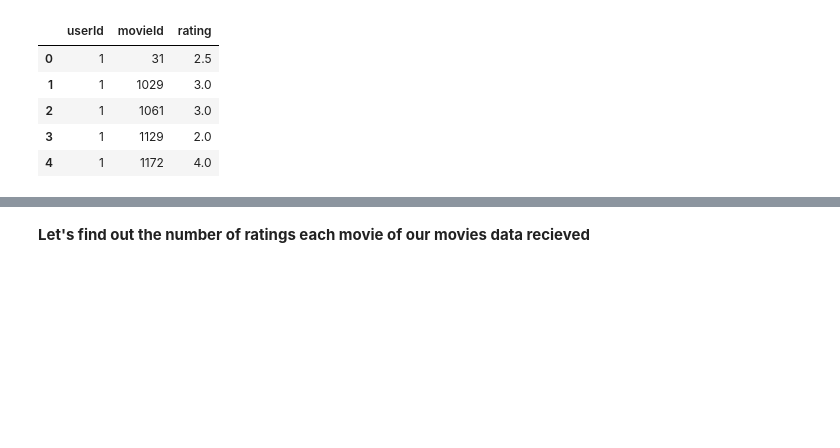
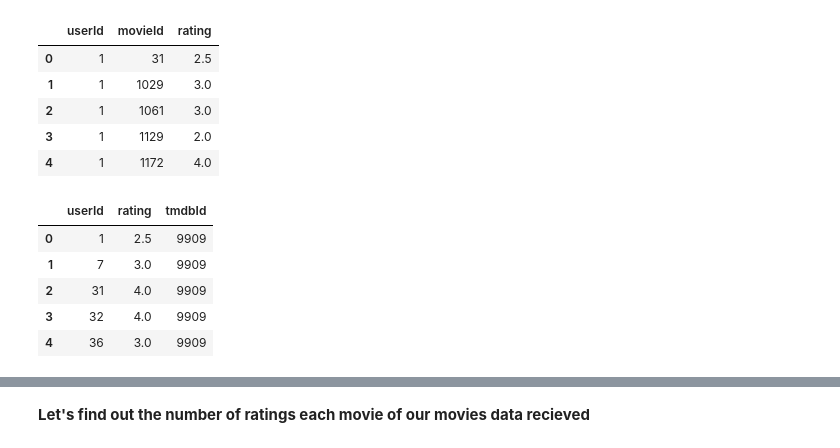
Before and after one commit to disha2sinha/Movie-Recommendation-System, a Jupyter notebook: Overview_of_the_Datasets_Data_Wrangling_and_Data_Cleaning.ipynb, the cells around one changed output, grey strips where cells are left out. Saved outputs shown, nothing was run; the diff lists cells and outputs as text; code cells hidden in the pictures; blank space fills up the shorter version.

```diff
--- a/Overview_of_the_Datasets_Data_Wrangling_and_Data_Cleaning.ipynb
+++ b/Overview_of_the_Datasets_Data_Wrangling_and_Data_Cleaning.ipynb
@@ -788,3 +787,14 @@ ratings.head()
 | 2 | 1 | 1061 | 3.0 |
 | 3 | 1 | 1129 | 2.0 |
 | 4 | 1 | 1172 | 4.0 |
+# %%
+ratings = pd.merge(ratings,links,on='movieId')
+ratings.drop(columns=['movieId','imdbId'],inplace=True)
+ratings.head()
+# %% [output]
+|  | userId | rating | tmdbId |
+| 0 | 1 | 2.5 | 9909 |
+| 1 | 7 | 3.0 | 9909 |
+| 2 | 31 | 4.0 | 9909 |
+| 3 | 32 | 4.0 | 9909 |
+| 4 | 36 | 3.0 | 9909 |
```
Also changed, not shown: parts of 10 cells of this notebook.
